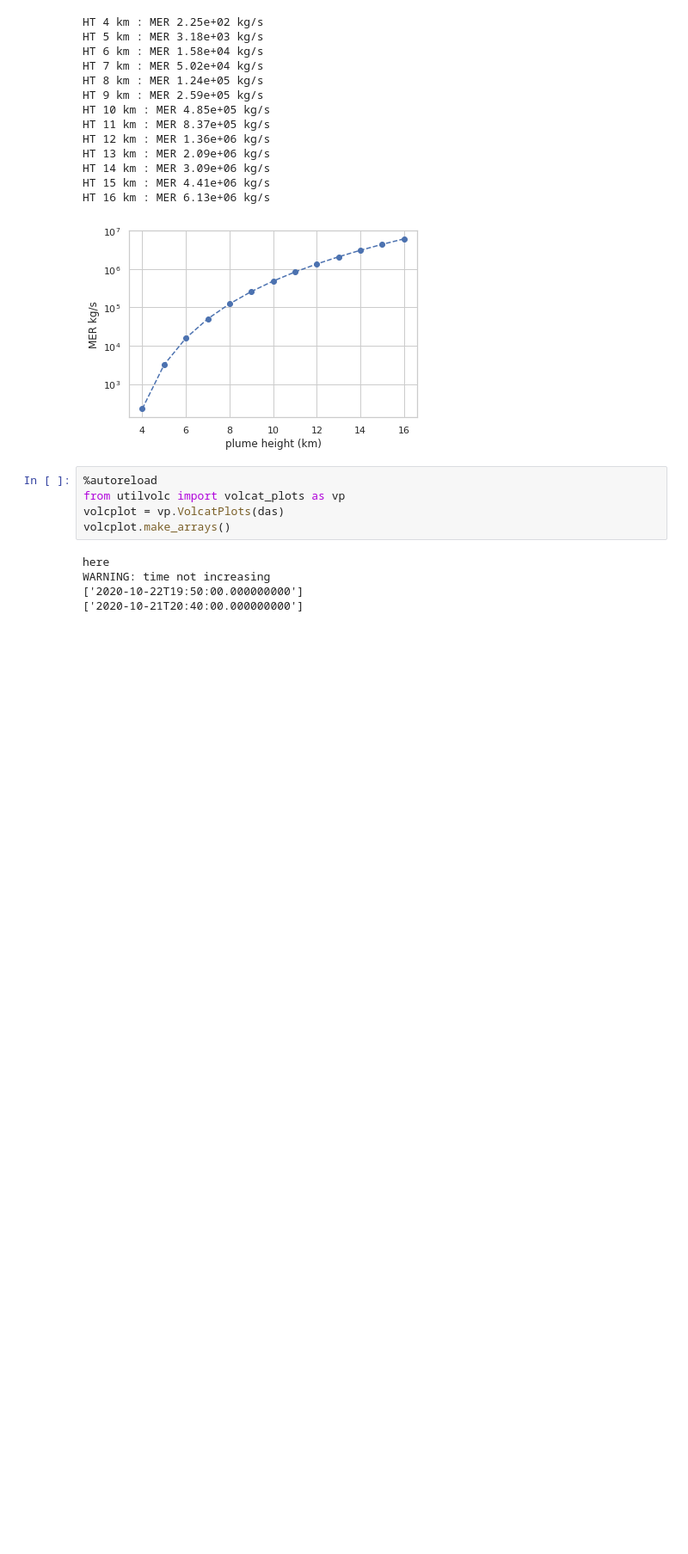
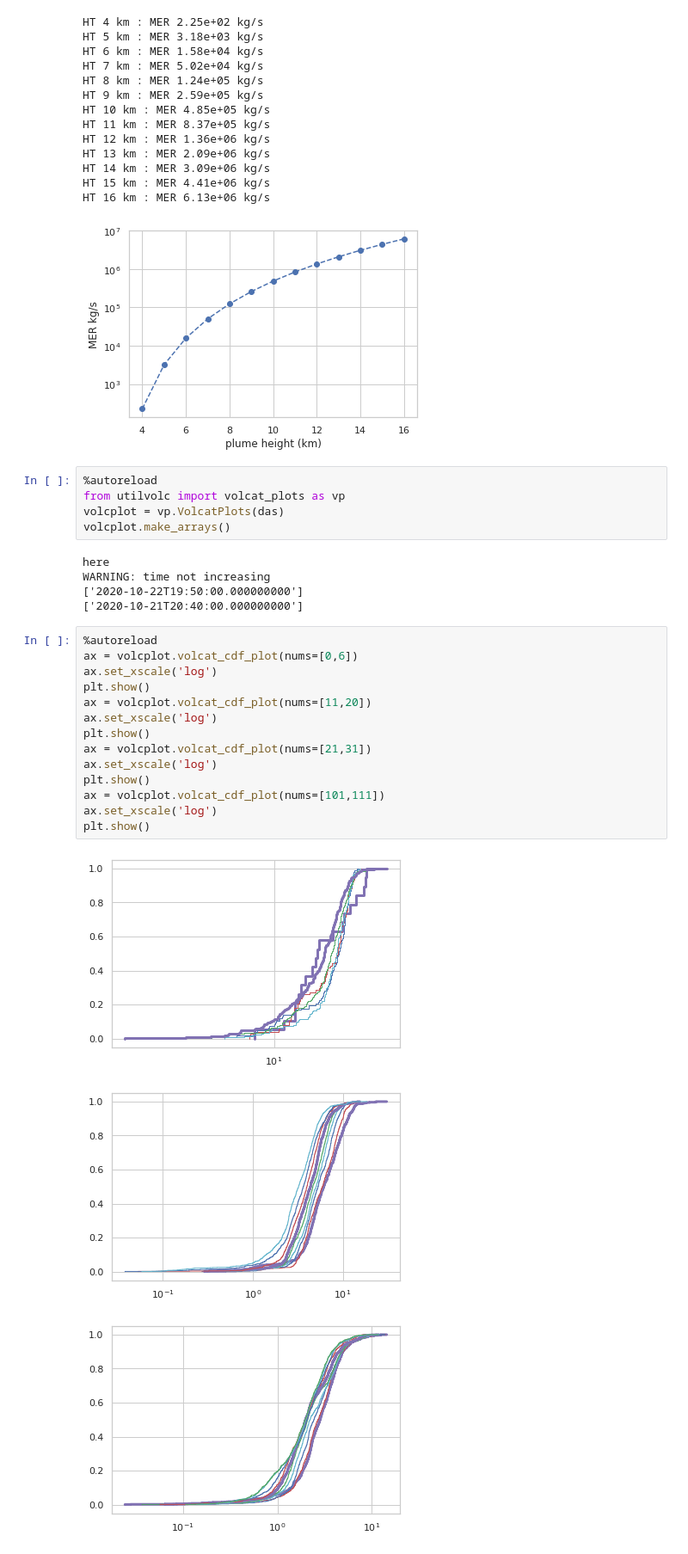
Before and after one commit to noaa-oar-arl/hysplit_asheval_notebooks, a Jupyter notebook: notebooks/Bezy.ipynb, the cells around one changed output. Shown: that part at 86% size. Saved outputs shown, nothing was run; the diff lists cells and outputs as text; blank space fills up the shorter version.

```diff
--- a/notebooks/Bezy.ipynb
+++ b/notebooks/Bezy.ipynb
@@ -145,3 +142,21 @@ here
 WARNING: time not increasing
 ['2020-10-22T19:50:00.000000000']
 ['2020-10-21T20:40:00.000000000']
+# %%
+%autoreload
+ax = volcplot.volcat_cdf_plot(nums=[0,6])
+ax.set_xscale('log')
+plt.show()
+ax = volcplot.volcat_cdf_plot(nums=[11,20])
+ax.set_xscale('log')
+plt.show()
+ax = volcplot.volcat_cdf_plot(nums=[21,31])
+ax.set_xscale('log')
+plt.show()
+ax = volcplot.volcat_cdf_plot(nums=[101,111])
+ax.set_xscale('log')
+plt.show()
+# %% [output]
+[figure, added]
+[figure, added]
+[figure, added]
```
Also changed, not shown: parts of 10 cells of this notebook, 9 other files.
